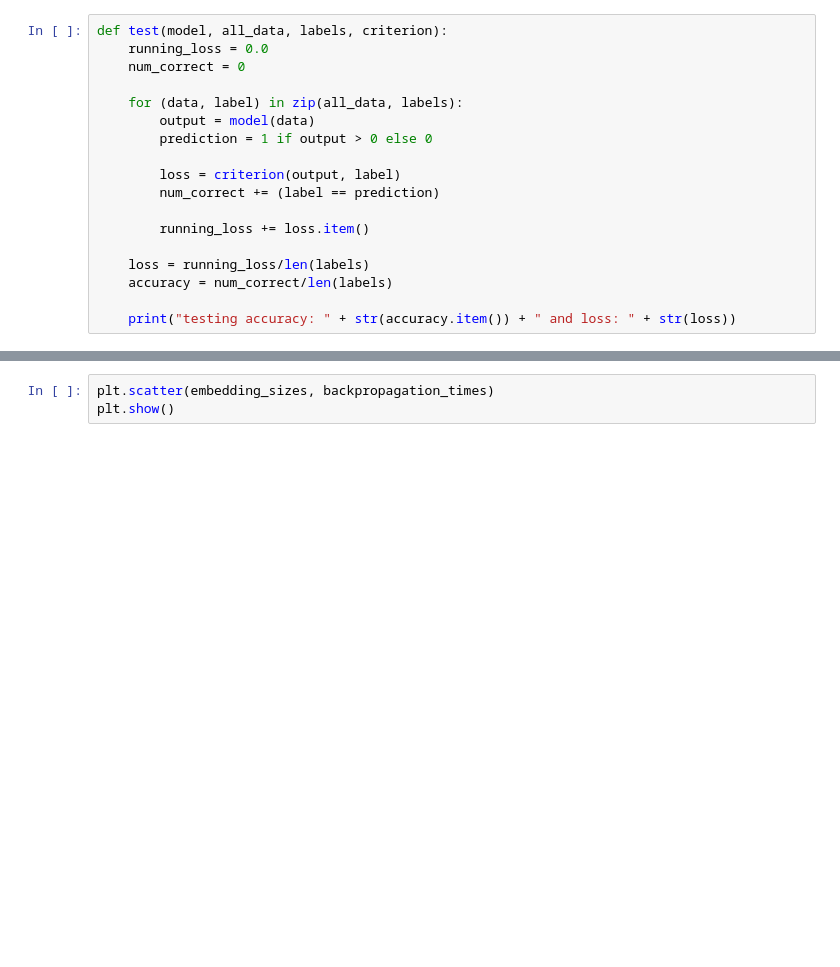
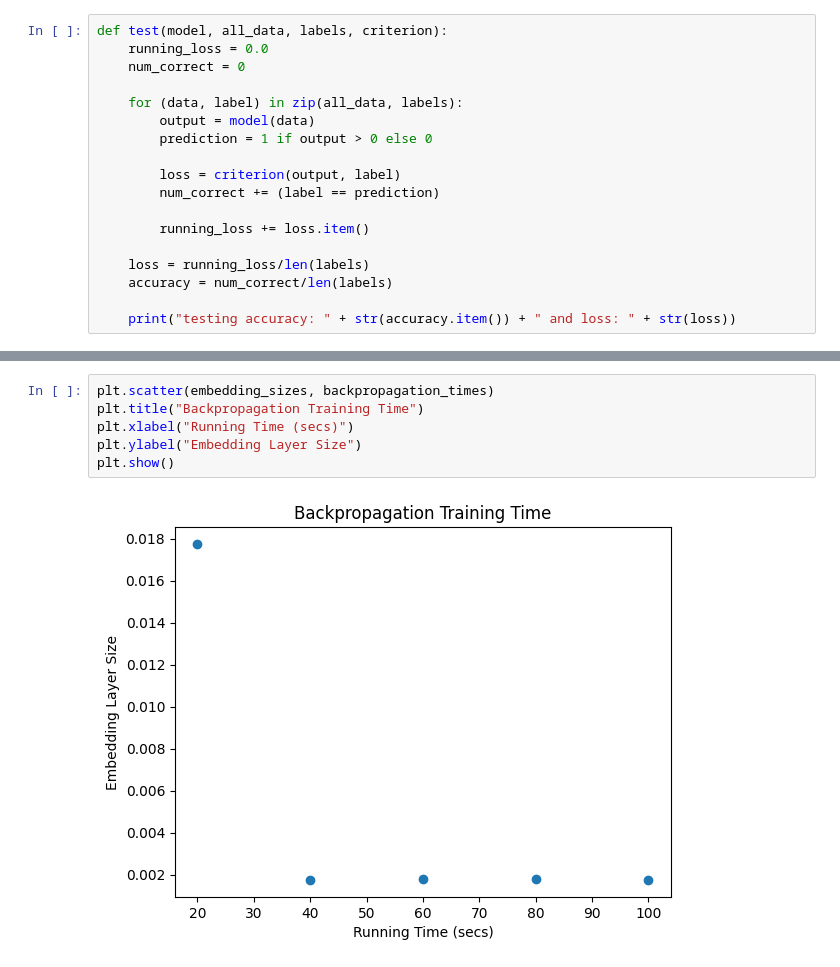
Before and after one commit to charles-ison/smt_solvers_for_neural_network_training, a Jupyter notebook: training.ipynb, the cells around one changed output, grey strips where cells are left out. Drawn from its saved outputs; the diff is of its cells as text; blank space fills up the shorter version.

```diff
--- a/training.ipynb
+++ b/training.ipynb
@@ -186,3 +194,8 @@ plt.show()
 # %%
 plt.scatter(embedding_sizes, backpropagation_times)
+plt.title("Backpropagation Training Time")
+plt.xlabel("Running Time (secs)")
+plt.ylabel("Embedding Layer Size")
 plt.show()
+# %% [output]
+[figure, added]
```
Also changed, not shown: parts of 5 cells of this notebook.
